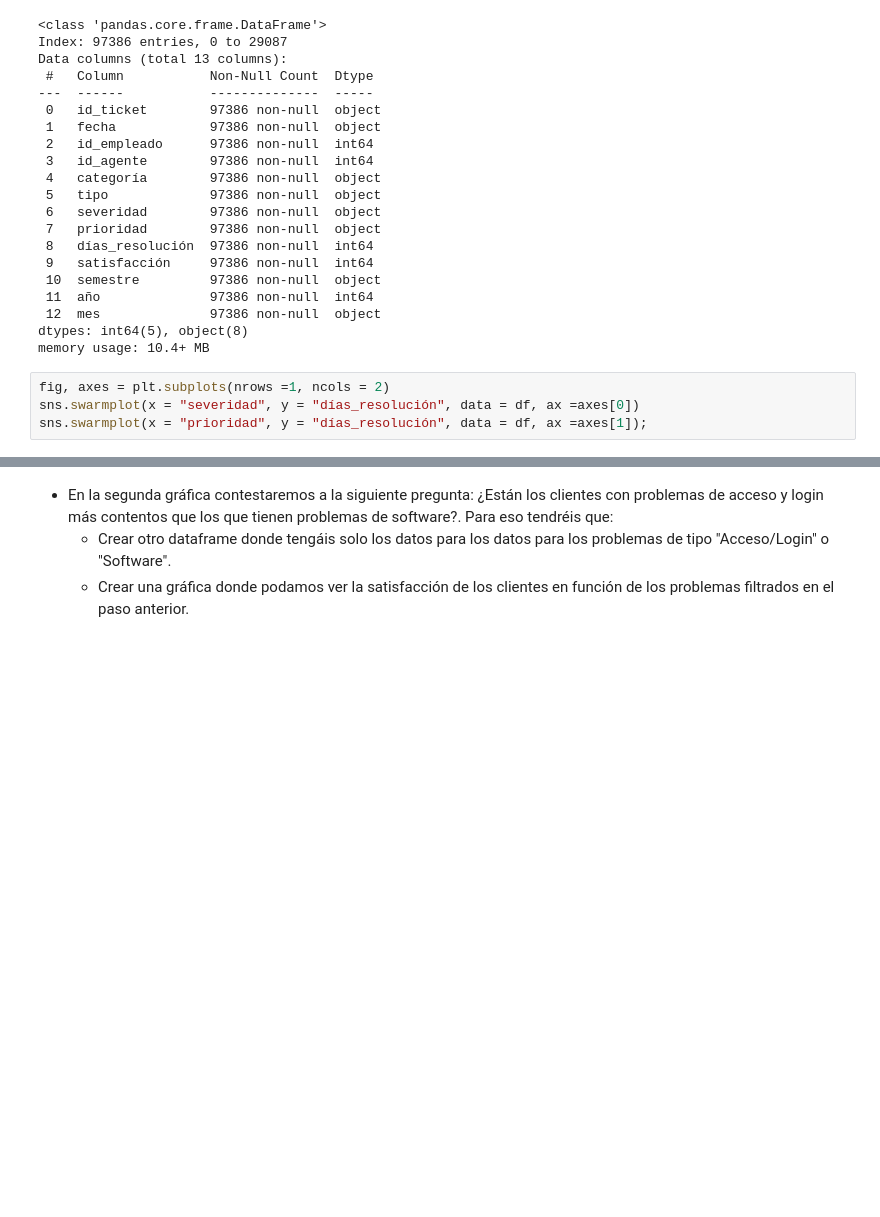
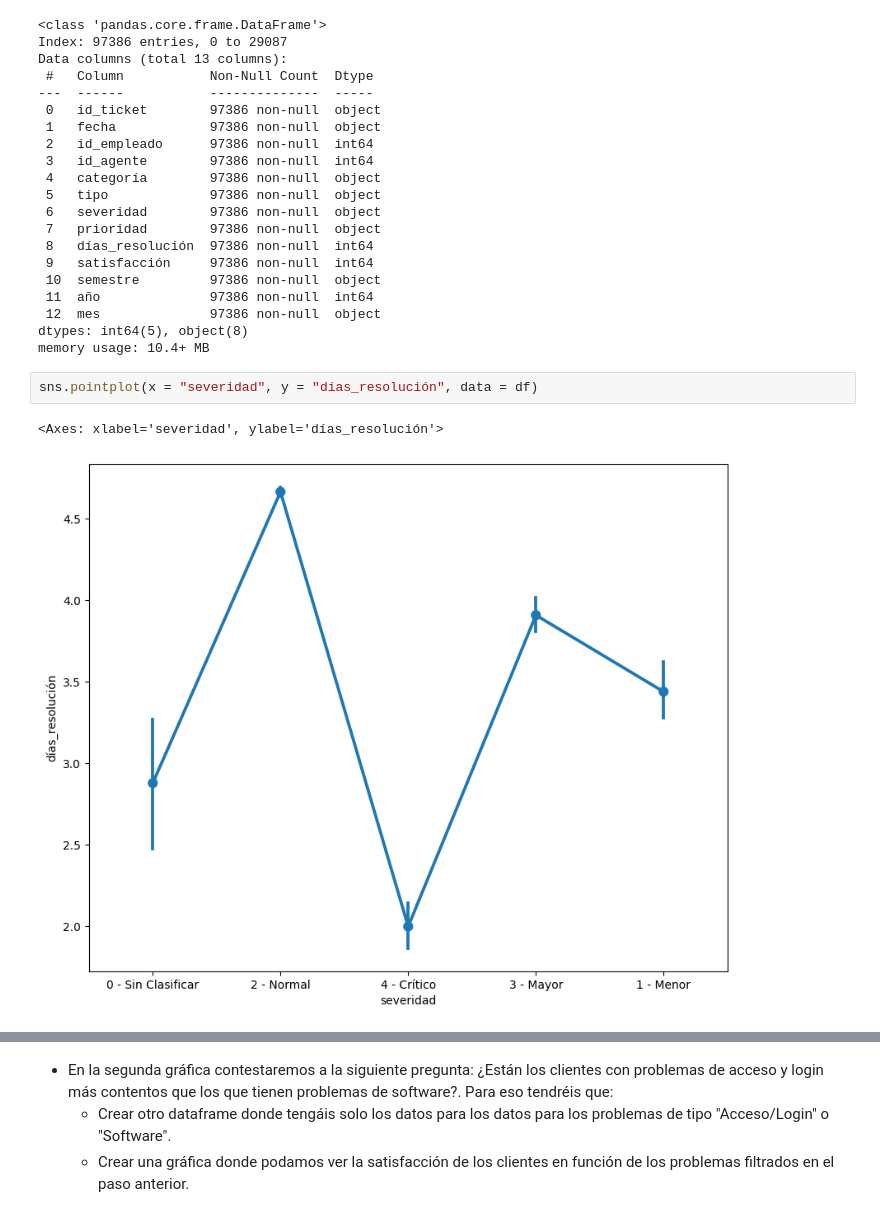
Before and after one commit to anane3373/promoE_modulo2_sprint2_pairprogramming_AnaGuardiayAndreaCabrera, a Jupyter notebook: EDA_pair/EDA3_18_8.ipynb, the cells around one changed output, grey strips where cells are left out. Drawn from its saved outputs; the diff is of its cells as text; blank space fills up the shorter version.

```diff
--- a/EDA_pair/EDA3_18_8.ipynb
+++ b/EDA_pair/EDA3_18_8.ipynb
@@ -50,7 +50,8 @@ Data columns (total 13 columns):
  12  mes              97386 non-null  object
 dtypes: int64(5), object(8)
 memory usage: 10.4+ MB
-# %%
-fig, axes = plt.subplots(nrows =1, ncols = 2)
-sns.swarmplot(x = "severidad", y = "días_resolución", data = df, ax =axes[0])
-sns.swarmplot(x = "prioridad", y = "días_resolución", data = df, ax =axes[1]);
+# %%
+sns.pointplot(x = "severidad", y = "días_resolución", data = df)
+# %% [output]
+<Axes: xlabel='severidad', ylabel='días_resolución'>
+[figure, added]
```
Also changed, not shown: parts of 21 cells of this notebook, 6 other files.
